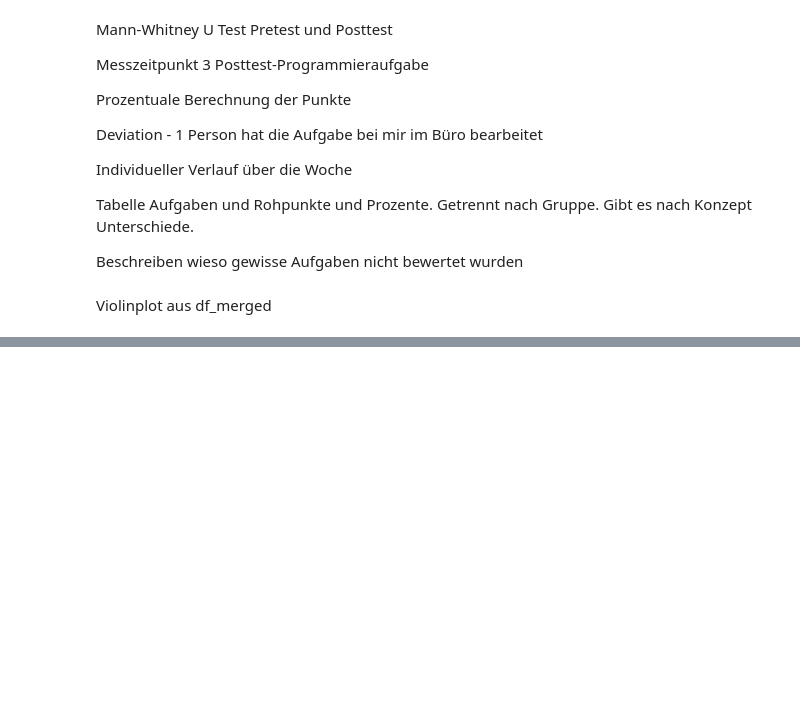
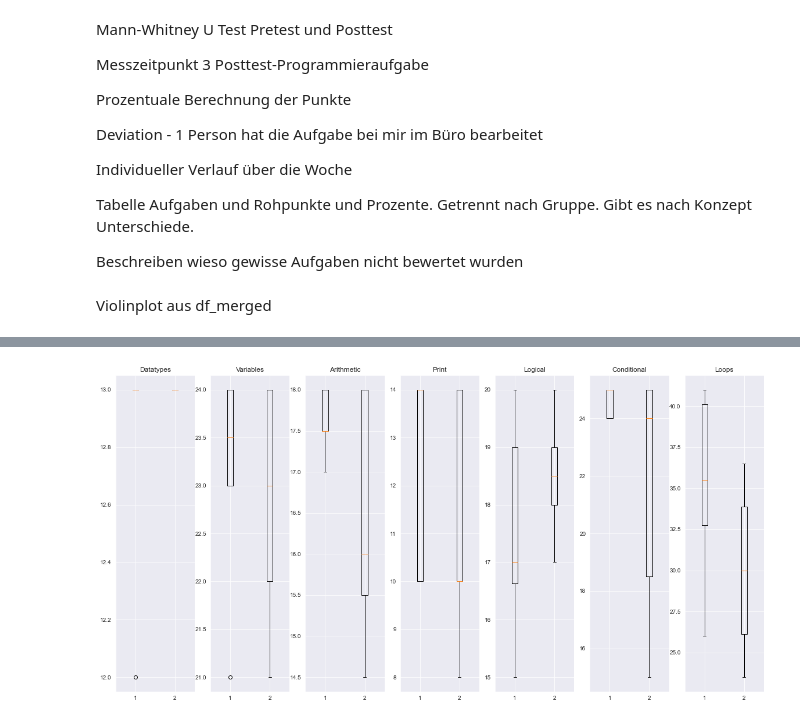
Before and after one commit to gord6/Tapping-into-the-Natural-Language-System-Using-Artificial-Languages-when-Learning-Programming, a Jupyter notebook: descriptive_statistics.ipynb, the cells around one changed output, grey strips where cells are left out. Cells and saved outputs as stored; diff of their text form; code cells hidden in the pictures; blank space fills up the shorter version.

```diff
--- a/descriptive_statistics.ipynb
+++ b/descriptive_statistics.ipynb
@@ -349,0 +385,19 @@ df_tasks
+# %%
+#merge df_pretest and df_posttest on uid
+df_merge = pd.merge(df_pretest, df_posttest, on="UID")
+#drop everything except uid, pretest and posttest
+df_merge = df_merge.drop(df_merge.columns[1:19], axis= 1)
+#dropna
+df_merge = df_merge.dropna()
+
+#add group column to df_merge and fill with group name (control or broca)
+df_merge["Group"] = ""
+for index, row in df_merge.iterrows():
+    if row["UID"] in control_uid:
+        df_merge.loc[index, 'Group'] = 'control'
+    elif row["UID"] in broca_uid:
+        df_merge.loc[index, 'Group'] = 'broca'
+
+from pingouin import ancova
+display(df_merge)
+ancova(data=df_merge, dv='Posttest', covar='Pretest', between='Group')
@@ -349,0 +827,27 @@ df_tasks
+# %%
+#create boxplot for df_datatypes_broca and df_datatypes_control and df_variables_broca and df_variables_control
+#and df_arithmetic_broca and df_arithmetic_control and df_print_broca and df_print_control
+#and df_logical_broca and df_logical_control and df_conditional_broca and df_conditional_control
+#and df_loops_broca and df_loops_control
+fig, ax = plt.subplots(1, 7, figsize=(20, 10))
+
+
+
+ax[0].boxplot([df_datatypes_broca['Total'], df_datatypes_control['Total']])
+ax[0].set_title('Datatypes')
+ax[1].boxplot([df_variables_broca['Total'], df_variables_control['Total']])
+ax[1].set_title('Variables')
+ax[2].boxplot([df_arithmetic_broca['Total'], df_arithmetic_control['Total']])
+ax[2].set_title('Arithmetic')
+ax[3].boxplot([df_print_broca['Total'], df_print_control['Total']])
+ax[3].set_title('Print')
+ax[4].boxplot([df_logical_broca['Total'], df_logical_control['Total']])
+ax[4].set_title('Logical')
+ax[5].boxplot([df_conditional_broca['Total'], df_conditional_control['Total']])
+ax[5].set_title('Conditional')
+ax[6].boxplot([df_loops_broca['Total'], df_loops_control['Total']])
+ax[6].set_title('Loops')
+
+plt.savefig('boxplot.png')
+# %% [output]
+[figure, added]
```
Also changed, not shown: parts of 36 cells of this notebook, 12 other files.
